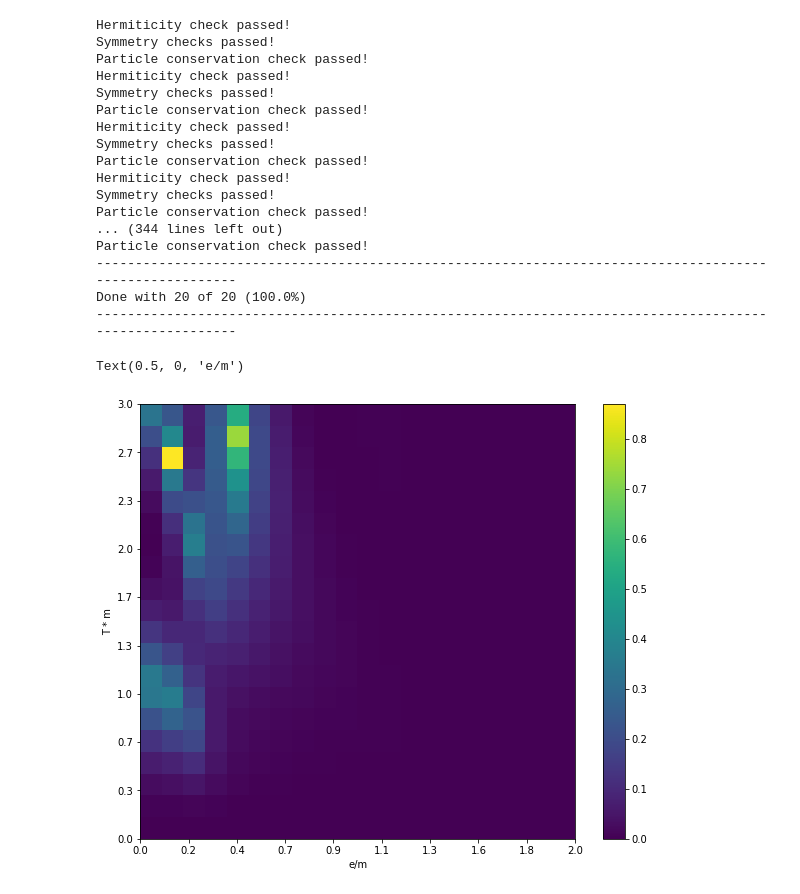
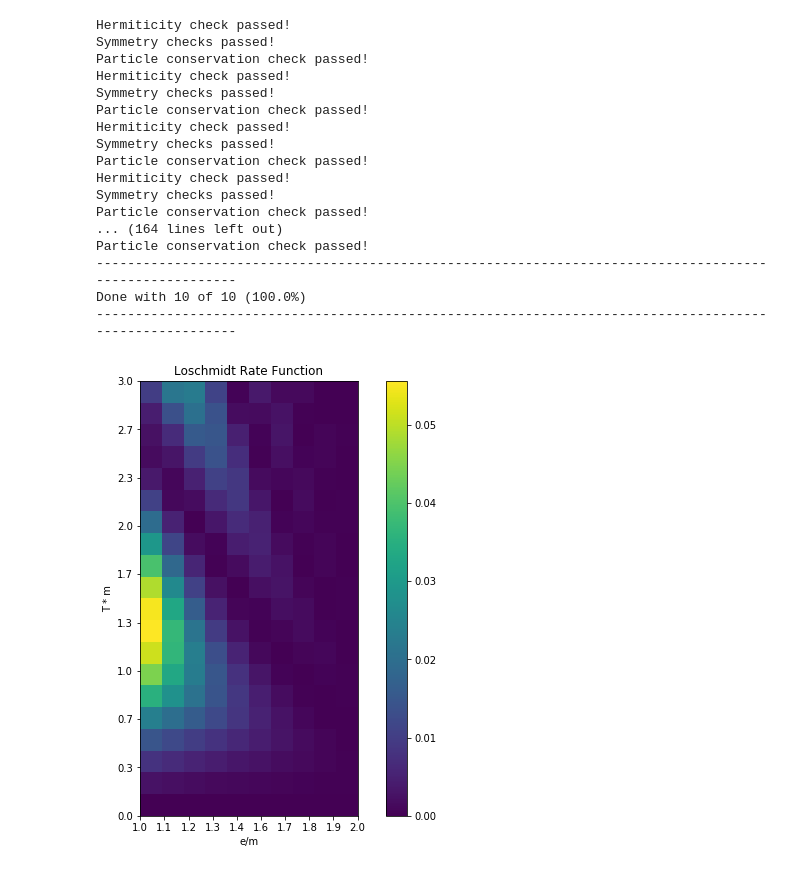
Before and after one commit to jacarolan/QuSpinLatticeFermions, a Jupyter notebook: ParameterScans.ipynb, the cells around one changed output. Saved outputs shown, nothing was run; the diff lists cells and outputs as text; code cells hidden in the pictures.

Commit message:
Made plots nicer and varying m instead

```diff
--- a/ParameterScans.ipynb
+++ b/ParameterScans.ipynb
@@ -10,19 +10,19 @@ from quspin.operators import quantum_operator
 plt.rcParams['figure.figsize'] = [10, 8]
 import matplotlib.ticker as ticker
 # %%
-def simulate(Tf, N, ratio, m, Tsteps):
+def simulate(Tf, N, m, Tsteps):
 
     PBC = True
     T = Tf/m
     dt = T/Tsteps
     times = np.arange(0,T,dt)
 
-    g = m*ratio
+    g = .8/m
 
     N_filled = N // 2
     E_neg1 = 0
     P_neg1 = np.exp(-1j * E_neg1)
-    t = -0.5
+    t = -1/g
 
     fermion_basis = spinless_fermion_basis_1d(L=N, Nf=N_filled)
     fermion_basis_m1 = spinless_fermion_basis_1d(L=N, Nf=N_filled-1)
@@ -224,20 +224,25 @@ Ninput = 4
 ratioinit = 0
 ratiof = 2
 ratiosteps = 20
+
 ratios = [ratiof/ratiosteps*i for i in range(ratiosteps)]
 
-minput = 0.8
+minit = 1
+mf = 0.5
+msteps = 10
+dm = (minit-mf)/msteps
+mvals = np.arange(minit,mf,-dm)
 # %%
-Loschmidts = np.zeros((timesteps,ratiosteps))
-nuvals = np.zeros((timesteps-2,ratiosteps))
-for k in range(ratiosteps):
-    tempvecNu,tempvecL = simulate(Tf,Ninput,ratios[k],minput,timesteps)
+Loschmidts = np.zeros((timesteps,msteps))
+nuvals = np.zeros((timesteps-2,msteps))
+for k in range(msteps):
+    tempvecNu,tempvecL = simulate(Tf,Ninput,mvals[k],timesteps)
     tempvecL = np.flip(tempvecL)
     tempvecNu = np.flip(tempvecNu)
     Loschmidts[:,k] = tempvecL
     nuvals[:,k] = tempvecNu
     print("--------------------------------------------------------------------------------------------------------")
-    print("Done with " + str(k+1) +" of " + str(ratiosteps) + " (" + str(round((k+1)/ratiosteps*100,2)) + "%)")
+    print("Done with " + str(k+1) +" of " + str(msteps) + " (" + str(round((k+1)/msteps*100,2)) + "%)")
     print("--------------------------------------------------------------------------------------------------------")
 # %% [output]
 Hermiticity check passed!
@@ -252,32 +257,32 @@ Particle conservation check passed!
 Hermiticity check passed!
 Symmetry checks passed!
 Particle conservation check passed!
-... (344 lines left out)
+... (164 lines left out)
 Particle conservation check passed!
 --------------------------------------------------------------------------------------------------------
-Done with 20 of 20 (100.0%)
+Done with 10 of 10 (100.0%)
 --------------------------------------------------------------------------------------------------------
 # %%
 fig,ax = plt.subplots()
+plt.ylabel("T * m")
+plt.xlabel("e/m")
+plt.title("Loschmidt Rate Function")
+
 im = ax.imshow(Loschmidts)
 ax.figure.colorbar(im,ax=ax)
 
 x_tickcount=10
-xticks = np.round(np.linspace(0,abs(ratiof),x_tickcount), 1)
+xticks = np.round(np.linspace(1/minit,1/mf,x_tickcount), 1)
 ax.set_xticks(np.arange(x_tickcount))
 ax.set_xticklabels(xticks)
 ax.xaxis.set_major_locator(ticker.LinearLocator(x_tickcount))
 
 y_tickcount=10
-yticks=np.flip(np.round(np.linspace(0,abs(Tf),y_tickcount), 1))
+yticks=np.flip(np.round(np.linspace(0,Tf,y_tickcount), 1))
 ax.set_yticks(np.arange(y_tickcount))
 ax.set_yticklabels(yticks)
 ax.yaxis.set_major_locator(ticker.LinearLocator(y_tickcount))
-
-plt.ylabel("T * m")
-plt.xlabel("e/m")
 # %% [output]
-Text(0.5, 0, 'e/m')
-[figure, old version]
+[figure, new version]
 # %%
 fig,ax = plt.subplots()
```
Also changed, not shown: parts of 1 cell of this notebook.
